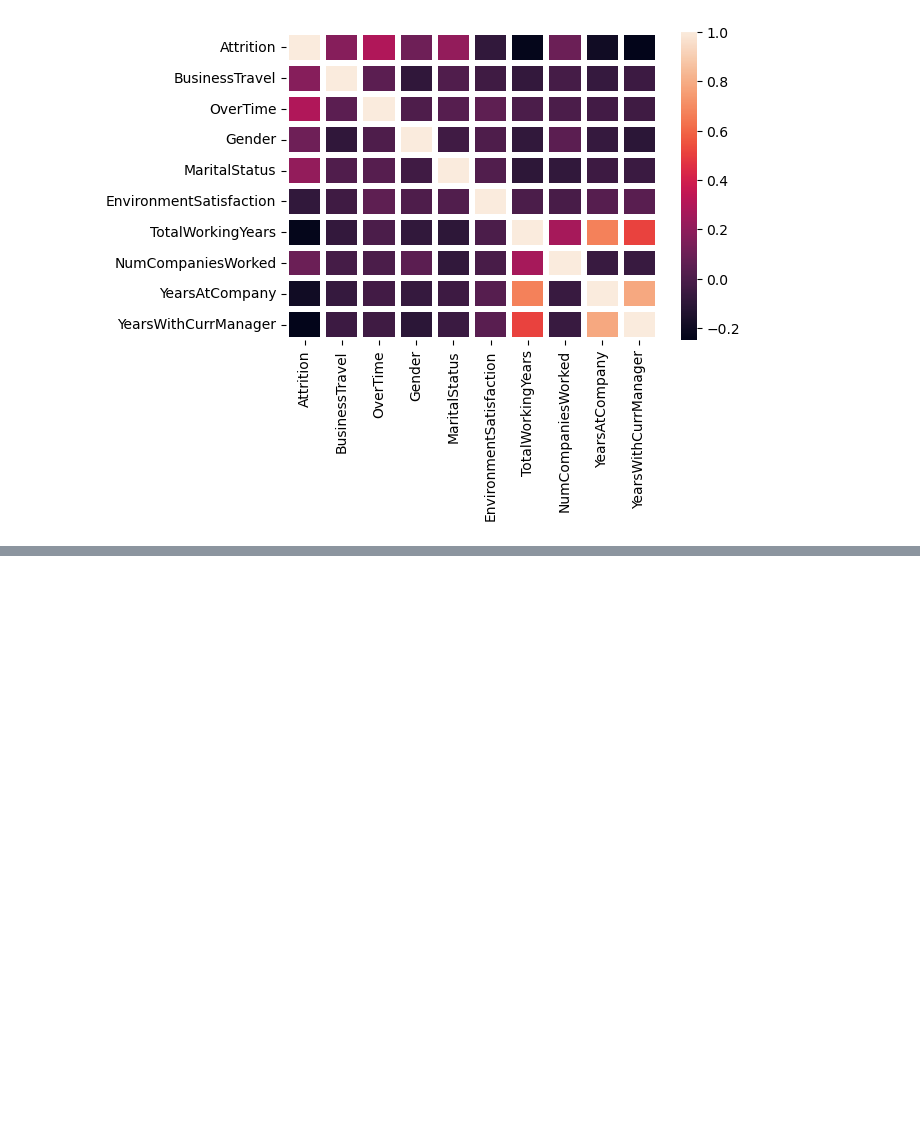
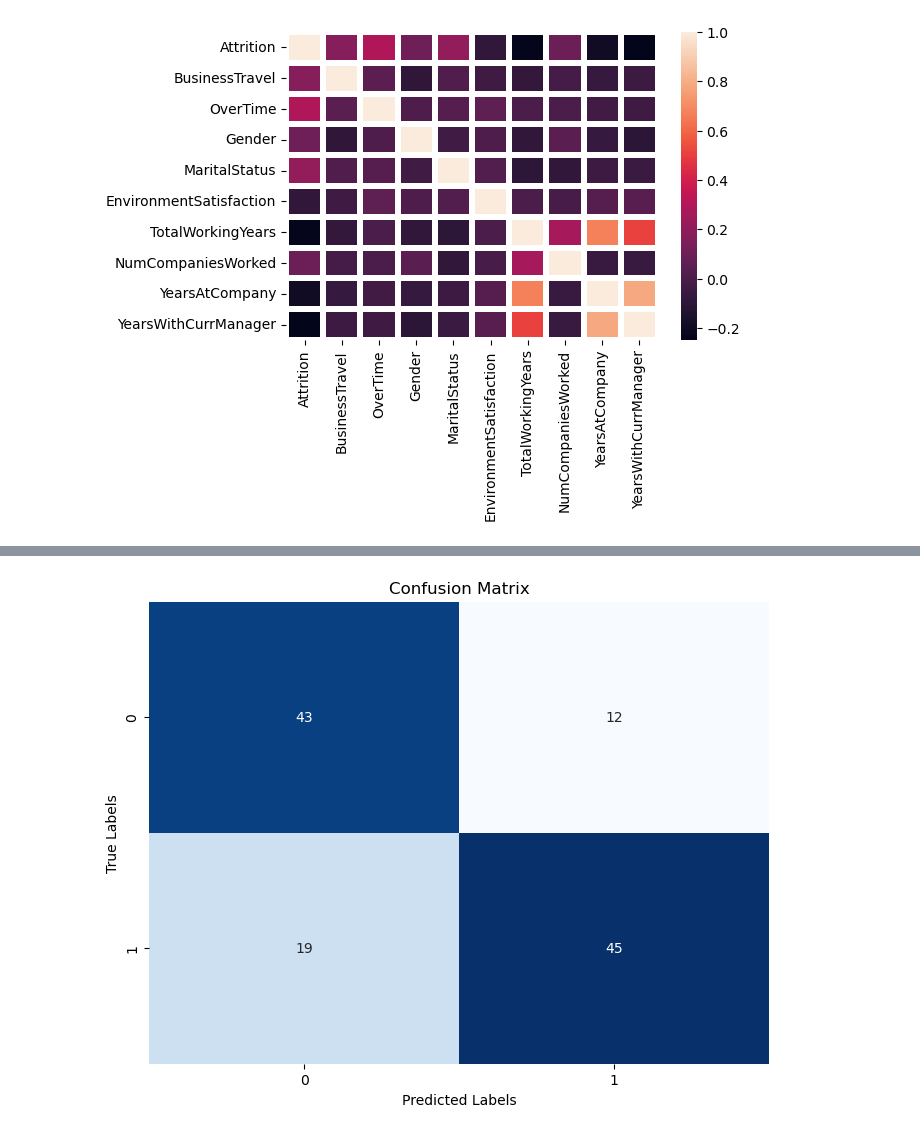
Before and after one commit to rah-ul-singh/EmployeeAttrition, a Jupyter notebook: Empolyee_Attrition_SMBA.ipynb, the cells around one changed output, grey strips where cells are left out. Saved outputs shown, nothing was run; the diff lists cells and outputs as text; code cells hidden in the pictures; blank space fills up the shorter version.

```diff
--- a/Empolyee_Attrition_SMBA.ipynb
+++ b/Empolyee_Attrition_SMBA.ipynb
@@ -1375,0 +1406,38 @@ sns.heatmap(df6.corr(), linewidths=4 )
+# %%
+# XGBoost Classifier
+
+import xgboost as xgb
+from sklearn.model_selection import GridSearchCV
+from sklearn.metrics import classification_report, confusion_matrix
+
+# Intializing
+xgb_classifier = xgb.XGBClassifier()
+
+# Defining the hyperparameter grid
+param_grid = {
+    'n_estimators': [100, 200, 300],      # Number of trees in the forest
+    'max_depth': [3, 5, 7],               # Maximum depth of each tree
+    'learning_rate': [0.01, 0.1, 0.3],    # Learning rate
+    'subsample': [0.7, 0.8, 0.9],         # Subsample ratio of the training instances
+    'colsample_bytree': [0.7, 0.8, 0.9]   # Subsample ratio of columns when constructing each tree
+}
+
+# GridSearchCV
+grid_search = GridSearchCV(estimator=xgb_classifier, param_grid=param_grid, cv=3, scoring='accuracy', verbose=2)
+
+# Fitting the grid search to the data
+grid_search.fit(X_new_train, y_new_train)
+
+# best hyperparameters
+best_params = grid_search.best_params_
+print("Best Hyperparameters:", best_params)
+
+# Final model
+best_model = grid_search.best_estimator_
+
+# Evaluating the model on the test set
+y_pred = best_model.predict(X_new_test)
+
+
+print("Confusion Matrix:\n", confusion_matrix(y_new_test, y_pred))
+print("\nClassification Report:\n", classification_report(y_new_test, y_pred))
@@ -1375,0 +1462,9 @@ sns.heatmap(df6.corr(), linewidths=4 )
+# %%
+plt.figure(figsize=(8, 6))
+sns.heatmap(confusion_matrix(y_new_test, y_pred), annot=True, fmt="d", cmap="Blues", cbar=False, annot_kws={"size": 10})
+plt.title("Confusion Matrix")
+plt.xlabel("Predicted Labels")
+plt.ylabel("True Labels")
+plt.show()
+# %% [output]
+[figure, added]
```
Also changed, not shown: parts of 60 cells of this notebook.
